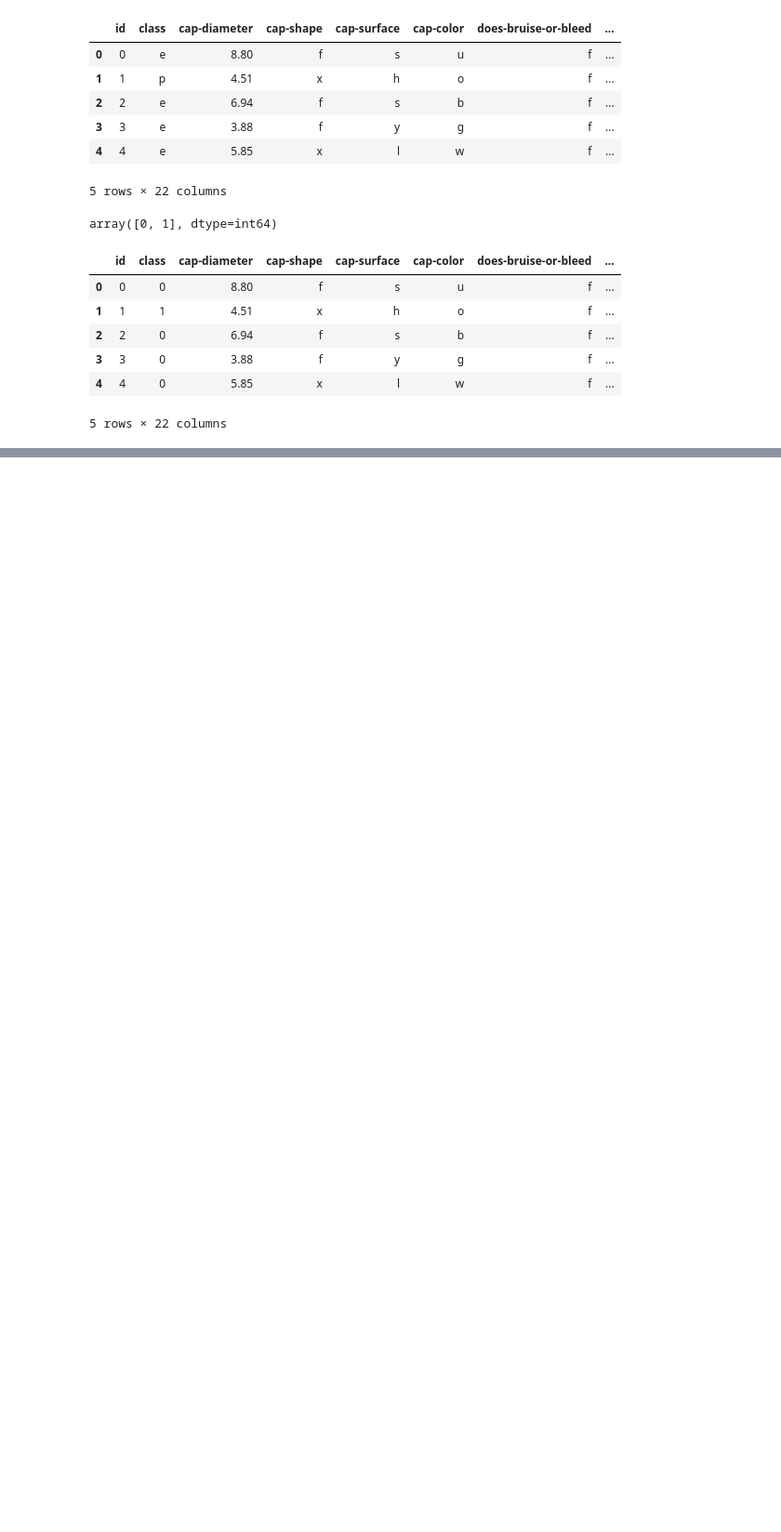
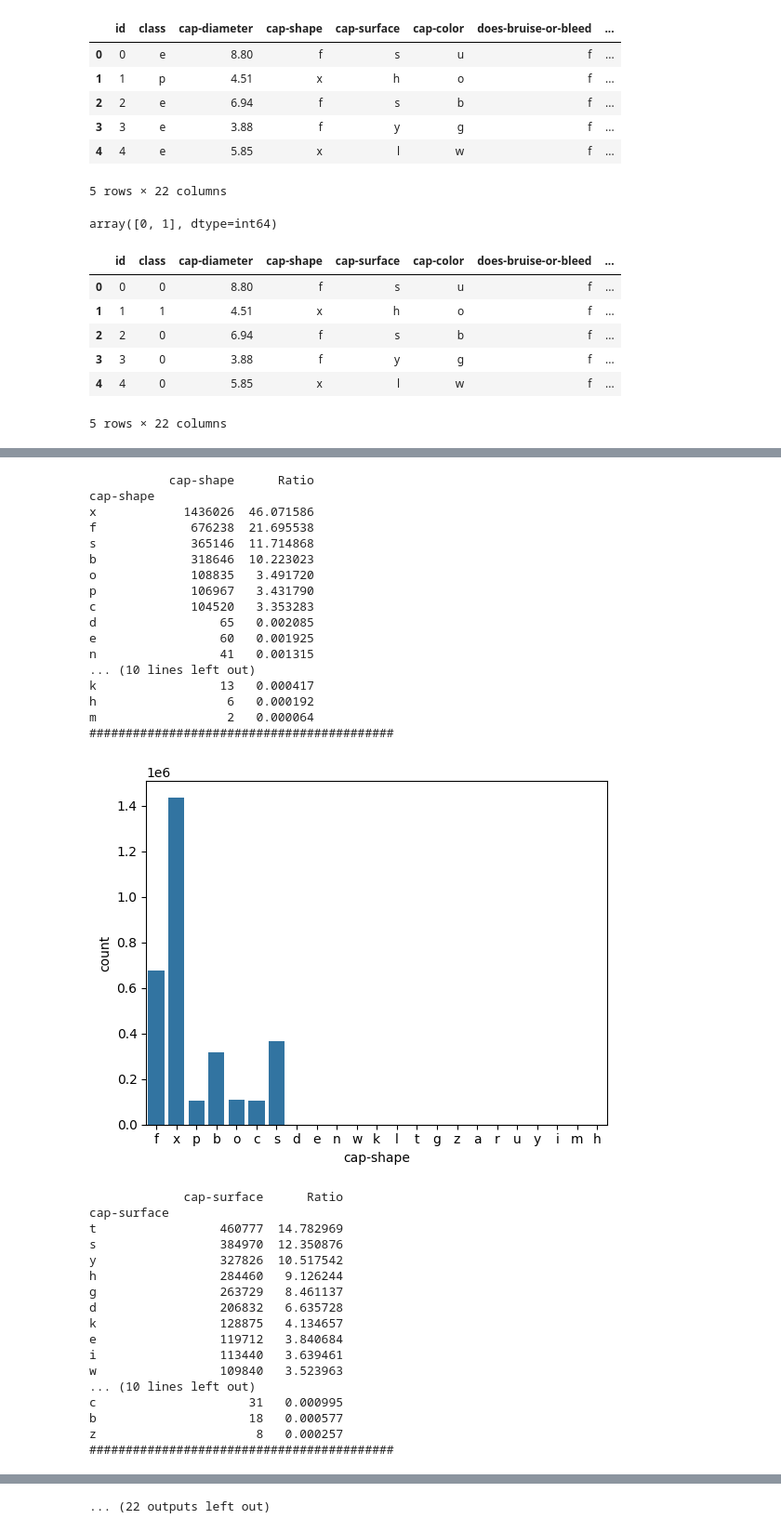
Before and after one commit to ShibinSha07/Binary-Prediction-of-Poisonous-Mushrooms, a Jupyter notebook: BinMashroom.ipynb, the cells around one changed output, grey strips where cells are left out. Shown: that part at 93% size. Drawn from its saved outputs; the diff is of its cells as text; code cells hidden in the pictures; blank space fills up the shorter version.

```diff
--- a/BinMashroom.ipynb
+++ b/BinMashroom.ipynb
@@ -46,0 +116,2 @@ print("mohamed mashood")
+# %%
+df = replace_non_alpha_with_nan(df)
@@ -46,0 +150,3 @@ print("mohamed mashood")
+# %%
+cat_cols = [col for col in cat_cols if col not in ["class"]]
+num_cols = [col for col in num_cols if col not in ["id"]]
@@ -46,0 +158,60 @@ print("mohamed mashood")
+# %%
+def cat_summary(dataframe, col_name, plot=False):
+
+    if dataframe[col_name].dtypes == "bool":
+        dataframe[col_name] = dataframe[col_name].astype(int)
+
+        print(pd.DataFrame({col_name: dataframe[col_name].value_counts(),
+                            "Ratio": 100 * dataframe[col_name].value_counts() / len(dataframe)}))
+        print("##########################################")
+
+        if plot:
+            sns.countplot(x=dataframe[col_name], data=dataframe)
+            plt.show(block=True)
+    else:
+        print(pd.DataFrame({col_name: dataframe[col_name].value_counts(),
+                            "Ratio": 100 * dataframe[col_name].value_counts() / len(dataframe)}))
+        print("##########################################")
+
+        if plot:
+            sns.countplot(x=dataframe[col_name], data=dataframe)
+            plt.show(block=True)
+
+for col in cat_cols:
+    cat_summary(df, col, True)
+# %% [output]
+           cap-shape      Ratio
+cap-shape
+x            1436026  46.071586
+f             676238  21.695538
+s             365146  11.714868
+b             318646  10.223023
+o             108835   3.491720
+p             106967   3.431790
+c             104520   3.353283
+d                 65   0.002085
+e                 60   0.001925
+n                 41   0.001315
+... (10 lines left out)
+k                 13   0.000417
+h                  6   0.000192
+m                  2   0.000064
+##########################################
+[figure, added]
+             cap-surface      Ratio
+cap-surface
+t                 460777  14.782969
+s                 384970  12.350876
+y                 327826  10.517542
+h                 284460   9.126244
+g                 263729   8.461137
+d                 206832   6.635728
+k                 128875   4.134657
+e                 119712   3.840684
+i                 113440   3.639461
+w                 109840   3.523963
+... (10 lines left out)
+c                     31   0.000995
+b                     18   0.000577
+z                      8   0.000257
+##########################################
@@ -46,0 +291 @@ print("mohamed mashood")
+... (22 outputs left out)
```
Also changed, not shown: parts of 14 cells of this notebook.
